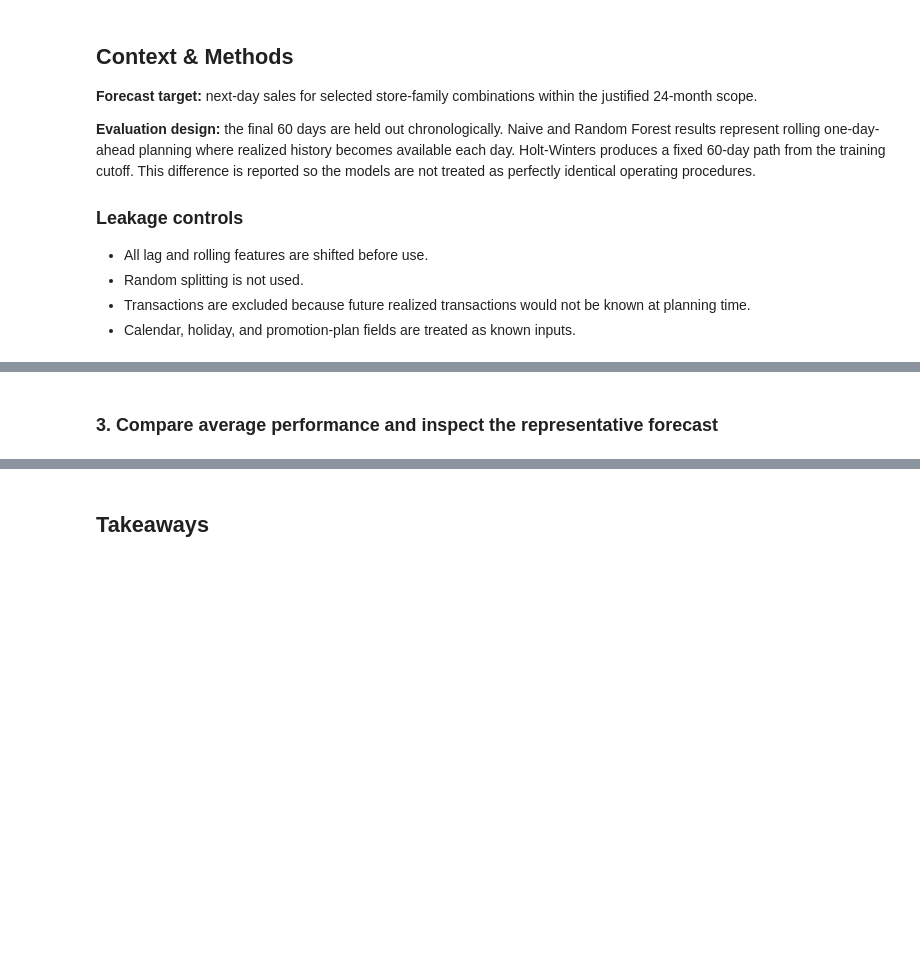
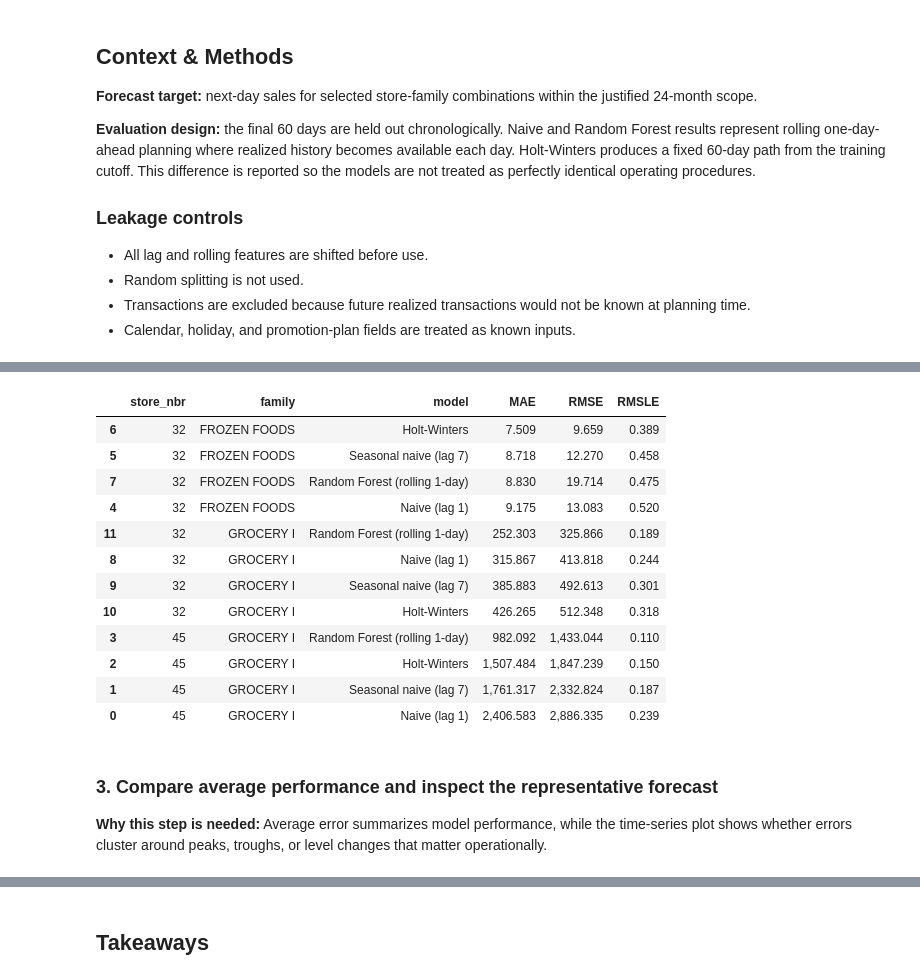
Before and after one commit to bhagathchan1/Data-Driven-Demand-Forecasting, a Jupyter notebook: notebooks/05_forecasting.ipynb, the cells around one changed output, grey strips where cells are left out. Saved outputs shown, nothing was run; the diff lists cells and outputs as text; code cells hidden in the pictures; blank space fills up the shorter version.

Commit message:
Complete documented retail operations analysis

```diff
--- a/notebooks/05_forecasting.ipynb
+++ b/notebooks/05_forecasting.ipynb
@@ -94,50 +108,78 @@ results = []
 forecast_frames = []
 
 for store_nbr, family in selected_series:
+    # Work with one ordered demand series at a time so lags cannot cross stores
+    # or product families.
     series = series_daily.loc[
         series_daily["store_nbr"].eq(store_nbr) & series_daily["family"].eq(family)
     ].sort_values("date").copy()
     series["day_of_week"] = series["date"].dt.dayofweek
     series["month"] = series["date"].dt.month
     featured = add_lag_features(series)
+    # The most recent 60 observations form a chronological holdout. Random
+    # splitting would allow future demand patterns to leak into training.
     train = featured.iloc[:-validation_days].copy()
     validation = featured.iloc[-validation_days:].copy()
 
+    # Operational baselines answer whether a complex model adds useful value.
     predictions = {
         "Naive (lag 1)": validation["lag_1"].to_numpy(),
         "Seasonal naive (lag 7)": validation["lag_7"].to_numpy(),
     }
 
+    # The competition omits a few calendar dates. A simple RangeIndex preserves
+    # the observed daily sequence without inventing missing-day sales values.
+    hw_training_series = pd.Series(
+        train["sales"].to_numpy(), index=pd.RangeIndex(len(train)), name="sales"
+    )
     hw_model = ExponentialSmoothing(
-        train["sales"], trend="add", seasonal="add", seasonal_periods=7,
+        hw_training_series, trend="add", seasonal="add", seasonal_periods=7,
         initialization_method="estimated",
     ).fit(optimized=True, use_brute=False)
-    predictions["Holt-Winters"] = np.clip(hw_model.forecast(validation_days), 0, None)
+    predictions["Holt-Winters"] = np.clip(hw_model.forecast(validation_days).to_numpy(), 0, None)
 
+    # Early rows lack long lags by construction, so only fully observed feature
+    # rows can train the model.
     rf_train = train.dropna(subset=feature_columns)
     rf = RandomForestRegressor(
         n_estimators=200, min_samples_leaf=3, max_features=.8,
         random_state=RANDOM_SEED, n_jobs=-1,
     )
     rf.fit(rf_train[feature_columns], rf_train["sales"])
     predictions["Random Forest (rolling 1-day)"] = np.clip(
         rf.predict(validation[feature_columns]), 0, None
     )
 
     forecast_frame = validation[["date", "sales"]].copy()
     forecast_frame["store_nbr"] = store_nbr
     forecast_frame["family"] = family
     for model_name, predicted in predictions.items():
         forecast_frame[model_name] = np.asarray(predicted)
         metrics = forecast_metrics(validation["sales"], predicted)
         results.append({"store_nbr": store_nbr, "family": family, "model": model_name, **metrics})
     forecast_frames.append(forecast_frame)
 
 model_results = pd.DataFrame(results)
 forecasts = pd.concat(forecast_frames, ignore_index=True)
 display(model_results.sort_values(["store_nbr", "family", "MAE"]))
+# %% [output]
+|  | store_nbr | family | model | MAE | RMSE | RMSLE |
+| 6 | 32 | FROZEN FOODS | Holt-Winters | 7.509 | 9.659 | 0.389 |
+| 5 | 32 | FROZEN FOODS | Seasonal naive (lag 7) | 8.718 | 12.270 | 0.458 |
+| 7 | 32 | FROZEN FOODS | Random Forest (rolling 1-day) | 8.830 | 19.714 | 0.475 |
+| 4 | 32 | FROZEN FOODS | Naive (lag 1) | 9.175 | 13.083 | 0.520 |
+| 11 | 32 | GROCERY I | Random Forest (rolling 1-day) | 252.303 | 325.866 | 0.189 |
+| 8 | 32 | GROCERY I | Naive (lag 1) | 315.867 | 413.818 | 0.244 |
+| 9 | 32 | GROCERY I | Seasonal naive (lag 7) | 385.883 | 492.613 | 0.301 |
+| 10 | 32 | GROCERY I | Holt-Winters | 426.265 | 512.348 | 0.318 |
+| 3 | 45 | GROCERY I | Random Forest (rolling 1-day) | 982.092 | 1,433.044 | 0.110 |
+| 2 | 45 | GROCERY I | Holt-Winters | 1,507.484 | 1,847.239 | 0.150 |
+| 1 | 45 | GROCERY I | Seasonal naive (lag 7) | 1,761.317 | 2,332.824 | 0.187 |
+| 0 | 45 | GROCERY I | Naive (lag 1) | 2,406.583 | 2,886.335 | 0.239 |
-# %% [markdown]
-### 3. Compare average performance and inspect the representative forecast
+# %% [markdown]
+### 3. Compare average performance and inspect the representative forecast
+
+**Why this step is needed:** Average error summarizes model performance, while the time-series plot shows whether errors cluster around peaks, troughs, or level changes that matter operationally.
 # %%
 model_average = model_results.groupby("model")[["MAE", "RMSE", "RMSLE"]].mean().sort_values("MAE")
 display(model_average)
```
Also changed, not shown: parts of 14 cells of this notebook, 41 other files.
